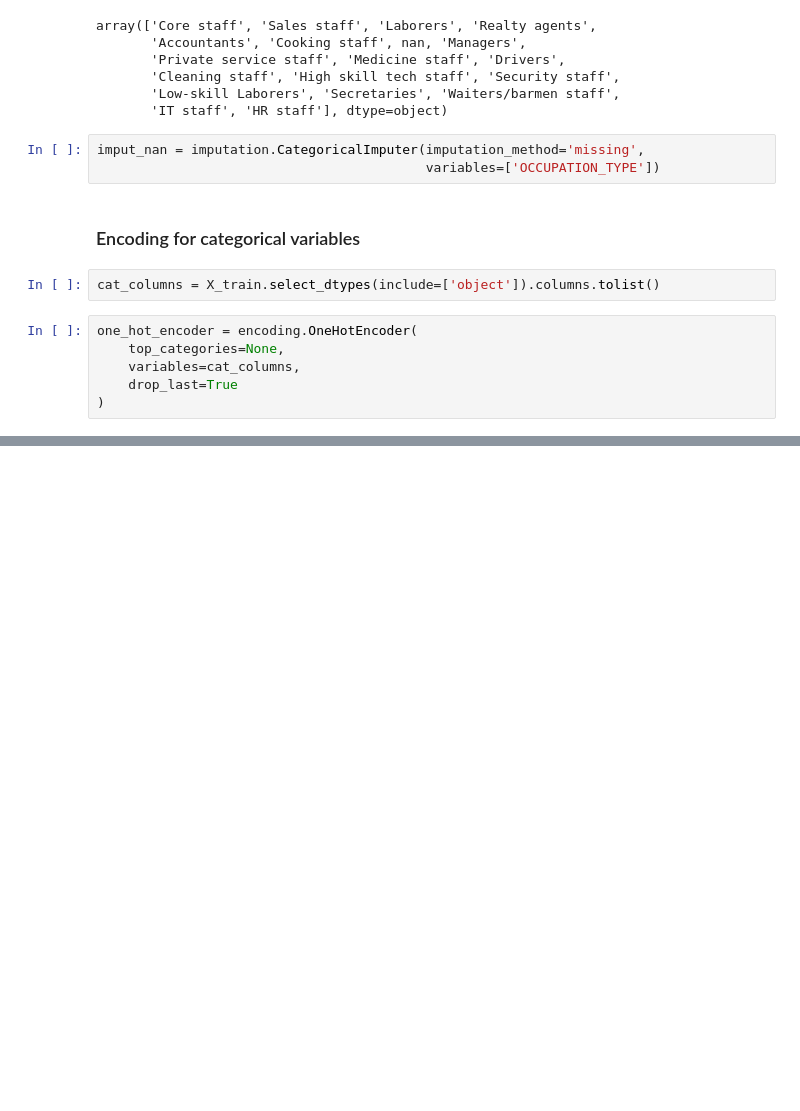
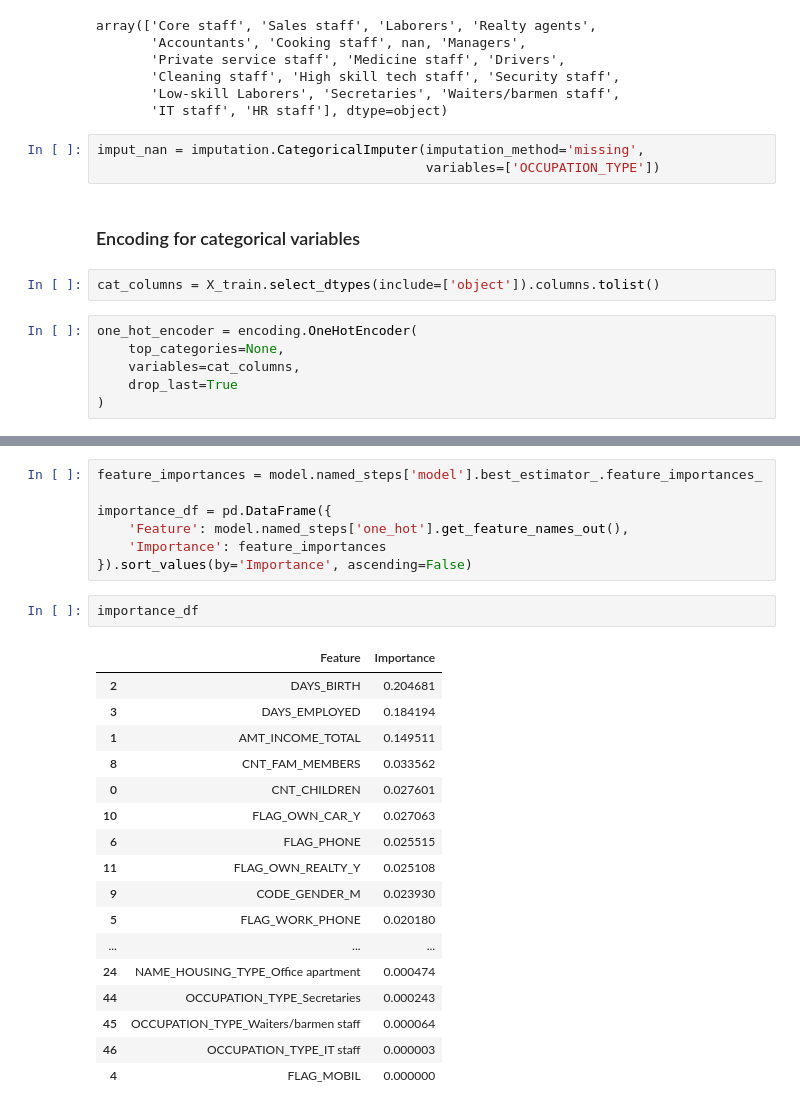
Before and after one commit to Alex-Ramires/credit_card_approval_prediction, a Jupyter notebook: notebooks/1 - EDA and Modeling.ipynb, the cells around one changed output, grey strips where cells are left out. Drawn from its saved outputs; the diff is of its cells as text; blank space fills up the shorter version.

Commit message:
Model Evaluation

```diff
--- a/notebooks/1 - EDA and Modeling.ipynb
+++ b/notebooks/1 - EDA and Modeling.ipynb
@@ -225,0 +272,27 @@ array([0, 0, 0, ..., 0, 0, 0])
+# %%
+feature_importances = model.named_steps['model'].best_estimator_.feature_importances_
+
+importance_df = pd.DataFrame({
+    'Feature': model.named_steps['one_hot'].get_feature_names_out(),
+    'Importance': feature_importances
+}).sort_values(by='Importance', ascending=False)
+# %%
+importance_df
+# %% [output]
+|  | Feature | Importance |
+| 2 | DAYS_BIRTH | 0.204681 |
+| 3 | DAYS_EMPLOYED | 0.184194 |
+| 1 | AMT_INCOME_TOTAL | 0.149511 |
+| 8 | CNT_FAM_MEMBERS | 0.033562 |
+| 0 | CNT_CHILDREN | 0.027601 |
+| 10 | FLAG_OWN_CAR_Y | 0.027063 |
+| 6 | FLAG_PHONE | 0.025515 |
+| 11 | FLAG_OWN_REALTY_Y | 0.025108 |
+| 9 | CODE_GENDER_M | 0.023930 |
+| 5 | FLAG_WORK_PHONE | 0.020180 |
+| ... | ... | ... |
+| 24 | NAME_HOUSING_TYPE_Office apartment | 0.000474 |
+| 44 | OCCUPATION_TYPE_Secretaries | 0.000243 |
+| 45 | OCCUPATION_TYPE_Waiters/barmen staff | 0.000064 |
+| 46 | OCCUPATION_TYPE_IT staff | 0.000003 |
+| 4 | FLAG_MOBIL | 0.000000 |
```
Also changed, not shown: parts of 10 cells of this notebook.
